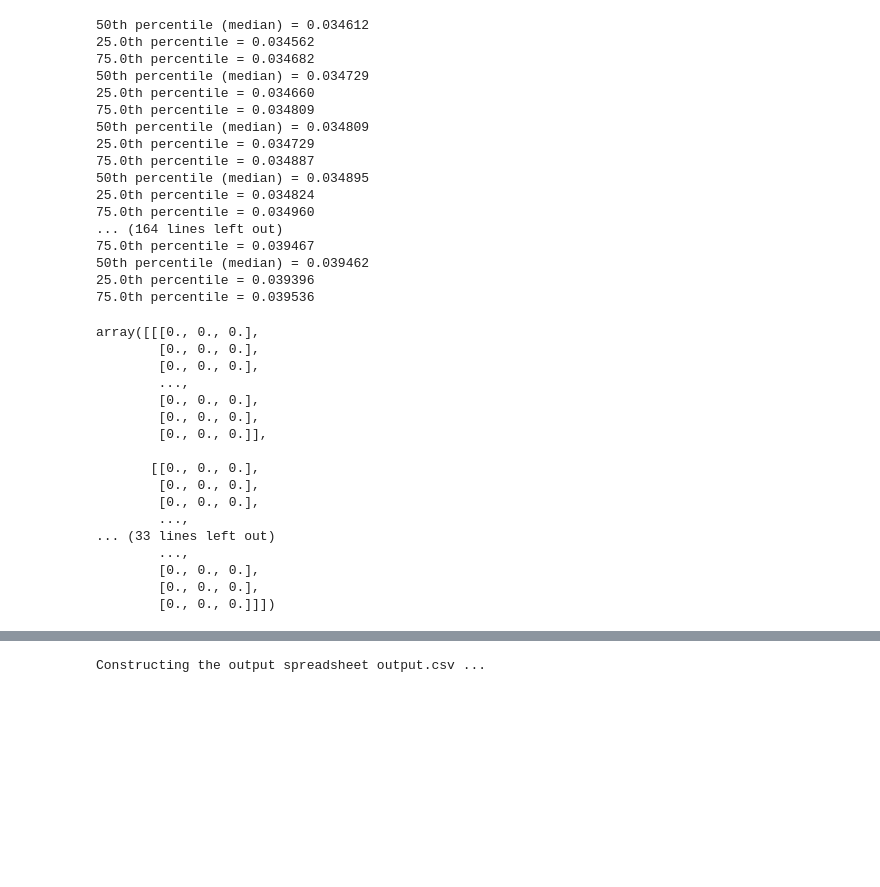
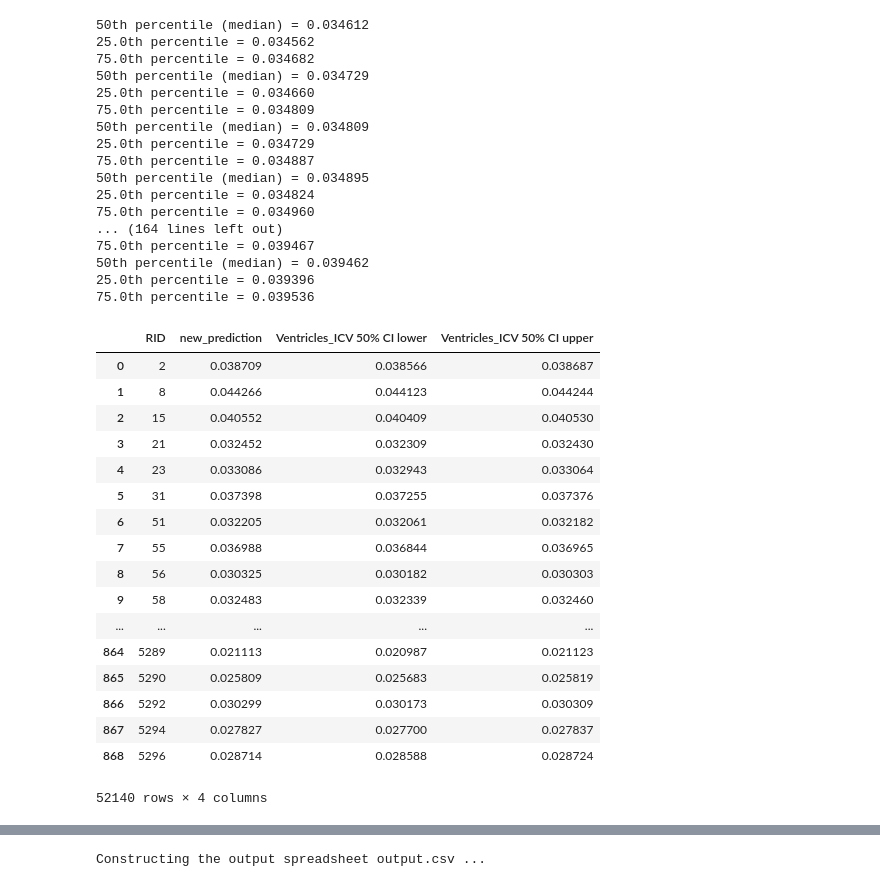
Before and after one commit to ucl-pond/MediCSS2020_sharing_repo, a Jupyter notebook: Linear_Mixed_Effects_Model_UPDATE.ipynb, the cells around one changed output, grey strips where cells are left out. Saved outputs shown, nothing was run; the diff lists cells and outputs as text; code cells hidden in the pictures; blank space fills up the shorter version.

```diff
--- a/Linear_Mixed_Effects_Model_UPDATE.ipynb
+++ b/Linear_Mixed_Effects_Model_UPDATE.ipynb
@@ -290,43 +272,46 @@ while (forecast_month < 60):
 # %%
 # * Create arrays to contain the 60 monthly forecasts for each D2 subject
 nForecasts = 5 * 12  # forecast 5 years (60 months).
 
 # * Submission dates - compare with submission template
 startDate = dt.datetime(2018, 1, 1)
 endDate = startDate + relativedelta(months=+nForecasts - 1)
 
 ## Generate the very simple forecast
 # * Get the list of subjects to forecast from LB2 - the ordering is the
 # * same as in the submission template.
 D2_SubjList = SD2
 N_D2 = len(D2_SubjList)
 
 # 1. Clinical status forecasts
 #    i.e. relative likelihood of NL, MCI, and Dementia (3 numbers)
 #CLIN_STAT_forecast = np.zeros([N_D2, nForecasts, 3])
 # 2. ADAS13 forecasts
 #    (best guess, upper and lower bounds on 50% confidence interval)
 #ADAS13_forecast = np.zeros([N_D2, nForecasts, 3])
 # 3. Ventricles volume forecasts
 #    (best guess, upper and lower bounds on 50% confidence interval)
 Ventricles_ICV_forecast = np.zeros([N_D2, nForecasts, 3])
 
-Ventricles_ICV_forecast
+#read in csvs to DF
+all_files = glob.glob("month*prediction.csv")
+pd.concat((pd.read_csv(f,usecols=['RID', 'new_prediction', 'Ventricles_ICV 50% CI lower','Ventricles_ICV 50% CI upper']) for f in all_files))
 # %% [output]
+|  | RID | new_prediction | Ventricles_ICV 50% CI lower | Ventricles_ICV 50% CI upper |
+| 0 | 2 | 0.038709 | 0.038566 | 0.038687 |
+| 1 | 8 | 0.044266 | 0.044123 | 0.044244 |
+| 2 | 15 | 0.040552 | 0.040409 | 0.040530 |
+| 3 | 21 | 0.032452 | 0.032309 | 0.032430 |
+| 4 | 23 | 0.033086 | 0.032943 | 0.033064 |
+| 5 | 31 | 0.037398 | 0.037255 | 0.037376 |
+| 6 | 51 | 0.032205 | 0.032061 | 0.032182 |
+| 7 | 55 | 0.036988 | 0.036844 | 0.036965 |
+| 8 | 56 | 0.030325 | 0.030182 | 0.030303 |
+| 9 | 58 | 0.032483 | 0.032339 | 0.032460 |
+| ... | ... | ... | ... | ... |
+| 864 | 5289 | 0.021113 | 0.020987 | 0.021123 |
+| 865 | 5290 | 0.025809 | 0.025683 | 0.025819 |
+| 866 | 5292 | 0.030299 | 0.030173 | 0.030309 |
+| 867 | 5294 | 0.027827 | 0.027700 | 0.027837 |
+| 868 | 5296 | 0.028714 | 0.028588 | 0.028724 |
-array([[[0., 0., 0.],
-        [0., 0., 0.],
-        [0., 0., 0.],
-        ...,
-        [0., 0., 0.],
-        [0., 0., 0.],
-        [0., 0., 0.]],
-
-       [[0., 0., 0.],
-        [0., 0., 0.],
-        [0., 0., 0.],
-        ...,
-... (33 lines left out)
-        ...,
-        [0., 0., 0.],
-        [0., 0., 0.],
-        [0., 0., 0.]]])
+52140 rows × 4 columns
```
Also changed, not shown: parts of 3 cells of this notebook.
